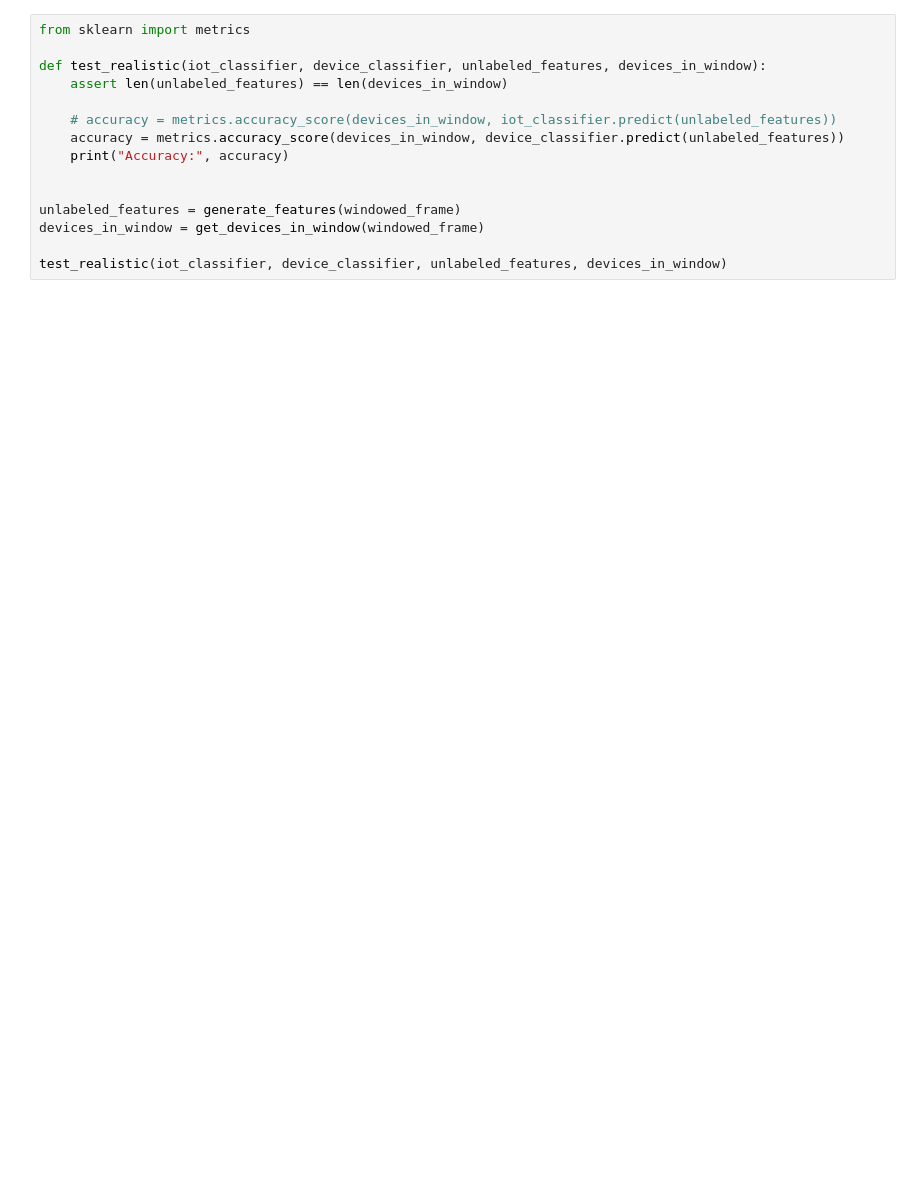
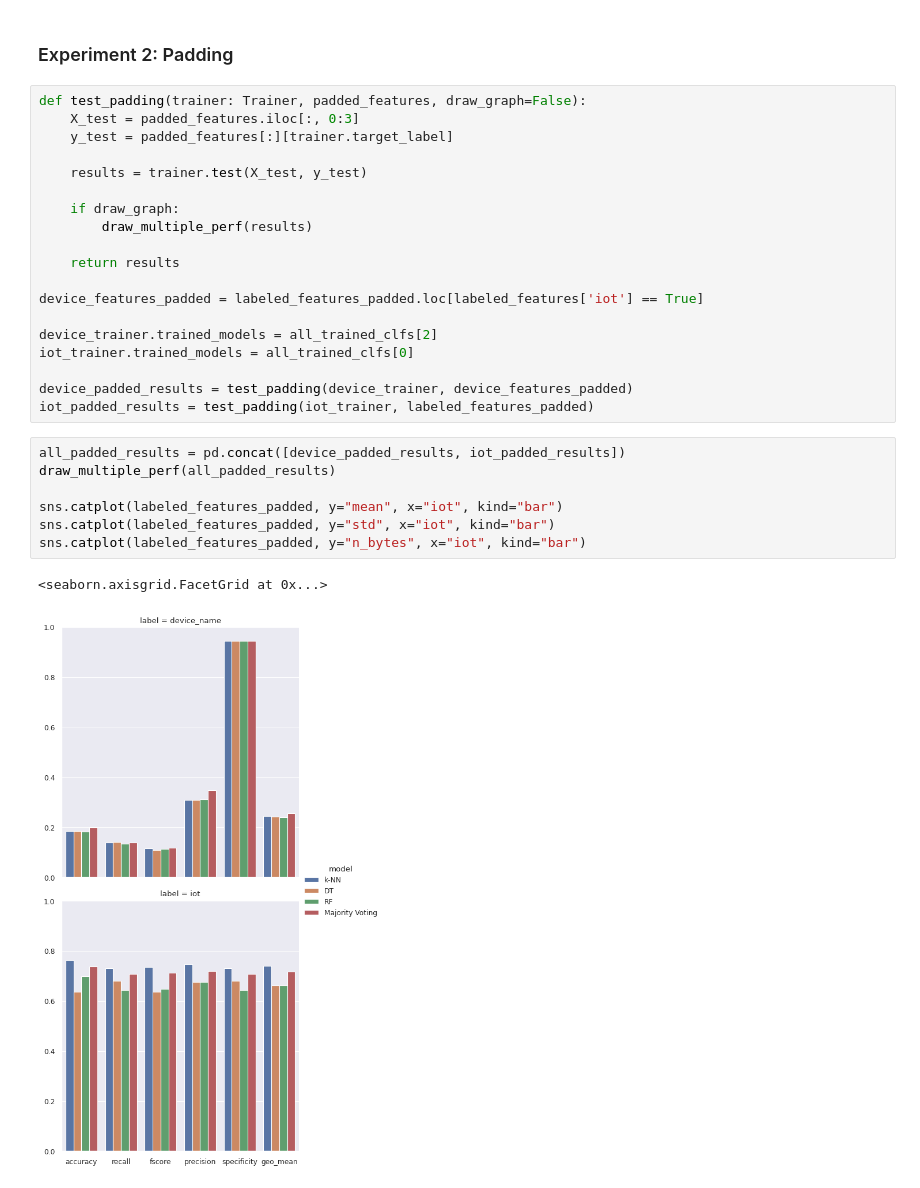
Before and after one commit to cochaviz/iot_classifier, a Jupyter notebook: classifier.ipynb, the cells around one changed output. Saved outputs shown, nothing was run; the diff lists cells and outputs as text; blank space fills up the shorter version.

```diff
--- a/classifier.ipynb
+++ b/classifier.ipynb
@@ -359,15 +974,31 @@ draw_multiple_perf(all_scores_tuned)
-# %%
-from sklearn import metrics
-
-def test_realistic(iot_classifier, device_classifier, unlabeled_features, devices_in_window):
-    assert len(unlabeled_features) == len(devices_in_window)
-
-    # accuracy = metrics.accuracy_score(devices_in_window, iot_classifier.predict(unlabeled_features))
-    accuracy = metrics.accuracy_score(devices_in_window, device_classifier.predict(unlabeled_features))
-    print("Accuracy:", accuracy)
-
-
-unlabeled_features = generate_features(windowed_frame)
-devices_in_window = get_devices_in_window(windowed_frame)
-
-test_realistic(iot_classifier, device_classifier, unlabeled_features, devices_in_window)
+# %% [markdown]
+### Experiment 2: Padding
+# %%
+def test_padding(trainer: Trainer, padded_features, draw_graph=False):
+    X_test = padded_features.iloc[:, 0:3]
+    y_test = padded_features[:][trainer.target_label]
+
+    results = trainer.test(X_test, y_test)
+
+    if draw_graph:
+        draw_multiple_perf(results)
+
+    return results
+
+device_features_padded = labeled_features_padded.loc[labeled_features['iot'] == True]
+
+device_trainer.trained_models = all_trained_clfs[2]
+iot_trainer.trained_models = all_trained_clfs[0]
+
+device_padded_results = test_padding(device_trainer, device_features_padded)
+iot_padded_results = test_padding(iot_trainer, labeled_features_padded)
+# %%
+all_padded_results = pd.concat([device_padded_results, iot_padded_results])
+draw_multiple_perf(all_padded_results)
+
+sns.catplot(labeled_features_padded, y="mean", x="iot", kind="bar")
+sns.catplot(labeled_features_padded, y="std", x="iot", kind="bar")
+sns.catplot(labeled_features_padded, y="n_bytes", x="iot", kind="bar")
+# %% [output]
+<seaborn.axisgrid.FacetGrid at 0x...>
+[figure, added]
```
Also changed, not shown: parts of 22 cells of this notebook, 2 other files.
